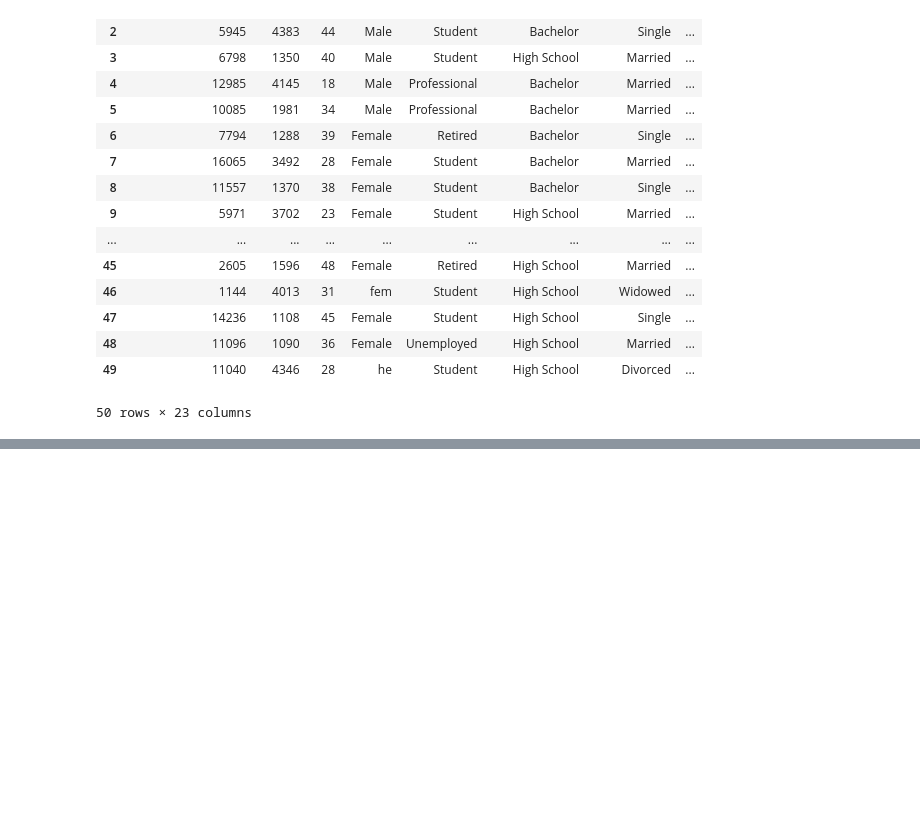
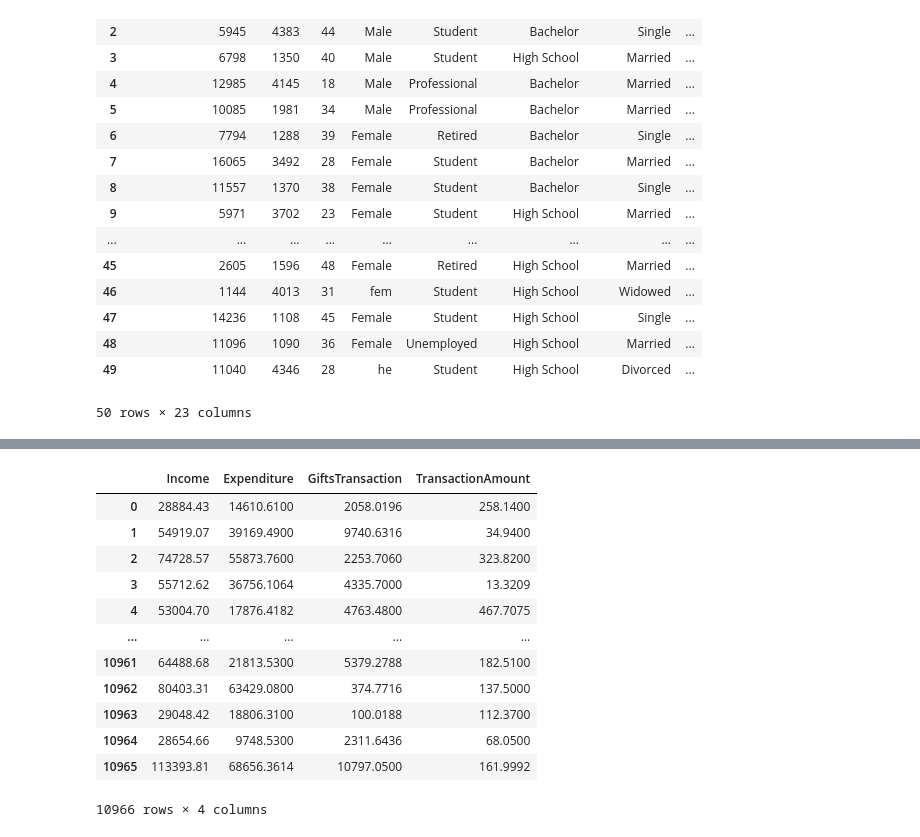
Before and after one commit to snousind/Inter-Uni-Datathon, a Jupyter notebook: datacleaning.ipynb, the cells around one changed output, grey strips where cells are left out. Saved outputs shown, nothing was run; the diff lists cells and outputs as text; code cells hidden in the pictures; blank space fills up the shorter version.

```diff
--- a/datacleaning.ipynb
+++ b/datacleaning.ipynb
@@ -44,0 +59,49 @@ test.head(50)
+# %%
+
+finance_cols = ['Income', 'Expenditure', 'GiftsTransaction', 'TransactionAmount']
+finance = train[['Income', 'Expenditure', 'GiftsTransaction', 'TransactionAmount']]
+
+def clean_cash(data):
+    finance_cols = ['Income', 'Expenditure', 'GiftsTransaction', 'TransactionAmount']
+
+    for col in finance_cols:
+
+        data.columns = data.columns.str.replace(' ', '')
+        data[col] = data[col].str.replace("AU$", "AUD", regex=False)
+        data[col] = data[col].str.replace(" ", "", regex=False)
+        data[f'{col}2'] = data[col]
+        data[f'{col}Currency'] = data[col].apply(lambda x: 'AUD' if 'AUD' in str(x) else ('AED' if 'AED' in str(x) else ('GBP' if '£' in str(x) else ('GBP' if 'GBP' in str(x) else ''))))
+        data[f'{col}2'] = data[f'{col}2'].str.replace("AUD", "", regex=False).str.strip()
+        data[f'{col}2'] = data[f'{col}2'].str.replace("AED", "", regex=False).str.strip()
+        data[f'{col}2'] = data[f'{col}2'].str.replace("£", "", regex=False).str.strip()
+        data[f'{col}2'] = data[f'{col}2'].str.replace("GBP", "", regex=False).str.strip()
+        data[f'{col}2'] = data[f'{col}2'].astype(float)
+
+    data = data.drop(data.columns[:4], axis=1)
+    data.columns = data.columns.str.replace('2', '')
+
+
+    for col in finance_cols:
+        data.loc[data[f'{col}Currency'] == 'AED', col] = data[col] * 0.41
+        data.loc[data[f'{col}Currency'] == 'GBP', col] = data[col] * 1.96
+
+    data = data[finance_cols]
+
+    return data
+
+train_cleaned = clean_cash(finance)
+train_cleaned
+# %% [output]
+|  | Income | Expenditure | GiftsTransaction | TransactionAmount |
+| 0 | 28884.43 | 14610.6100 | 2058.0196 | 258.1400 |
+| 1 | 54919.07 | 39169.4900 | 9740.6316 | 34.9400 |
+| 2 | 74728.57 | 55873.7600 | 2253.7060 | 323.8200 |
+| 3 | 55712.62 | 36756.1064 | 4335.7000 | 13.3209 |
+| 4 | 53004.70 | 17876.4182 | 4763.4800 | 467.7075 |
+| ... | ... | ... | ... | ... |
+| 10961 | 64488.68 | 21813.5300 | 5379.2788 | 182.5100 |
+| 10962 | 80403.31 | 63429.0800 | 374.7716 | 137.5000 |
+| 10963 | 29048.42 | 18806.3100 | 100.0188 | 112.3700 |
+| 10964 | 28654.66 | 9748.5300 | 2311.6436 | 68.0500 |
+| 10965 | 113393.81 | 68656.3614 | 10797.0500 | 161.9992 |
+10966 rows × 4 columns
```
Also changed, not shown: parts of 14 cells of this notebook.
